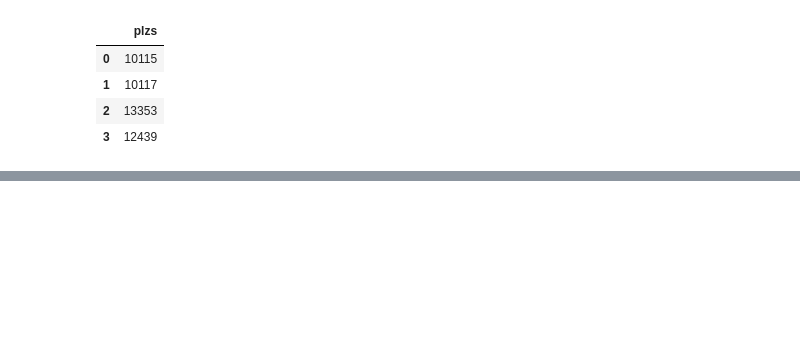
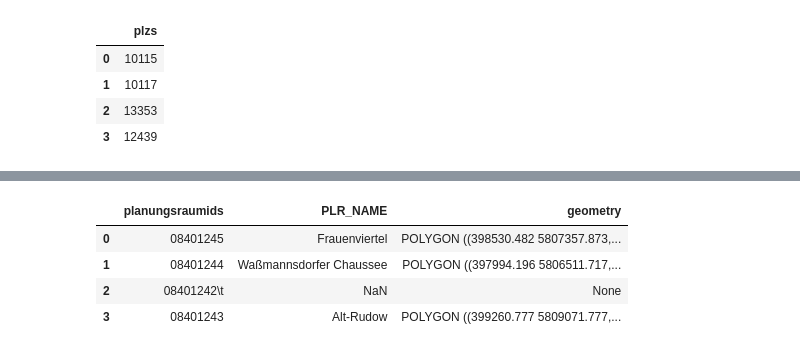
Before and after one commit to Lucky-0ne/geodata_berlin, a Jupyter notebook: main/maybe/geopandas_LOR_exploration/show_christian_my_pp.ipynb, the cells around one changed output, grey strips where cells are left out. Cells and saved outputs as stored; diff of their text form; code cells hidden in the pictures; blank space fills up the shorter version.

```diff
--- a/main/maybe/geopandas_LOR_exploration/show_christian_my_pp.ipynb
+++ b/main/maybe/geopandas_LOR_exploration/show_christian_my_pp.ipynb
@@ -28,0 +77,4 @@ InvalidIndexError: Reindexing only valid with uniquely valued Index objects
+# %%
+ltm2 = LookupTableManager(resolution_mode='LOR_PLR', map_by='ID')
+plr_df = pd.DataFrame({'planungsraumids': ['08401245', '08401244', '08401242	', '08401243']})
+plr_df
@@ -28,0 +87,9 @@ InvalidIndexError: Reindexing only valid with uniquely valued Index objects
+# %%
+plr_gdf = ltm2.get_meta_data(plr_df, 'planungsraumids')
+plr_gdf
+# %% [output]
+|  | planungsraumids | PLR_NAME | geometry |
+| 0 | 08401245 | Frauenviertel | POLYGON ((398530.482 5807357.873,... |
+| 1 | 08401244 | Waßmannsdorfer Chaussee | POLYGON ((397994.196 5806511.717,... |
+| 2 | 08401242\t | NaN | None |
+| 3 | 08401243 | Alt-Rudow | POLYGON ((399260.777 5809071.777,... |
```
Also changed, not shown: parts of 14 cells of this notebook, 2 other files.
